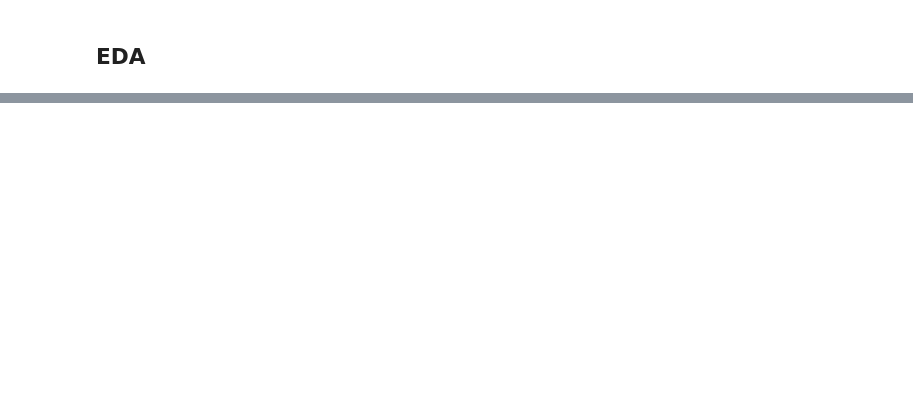
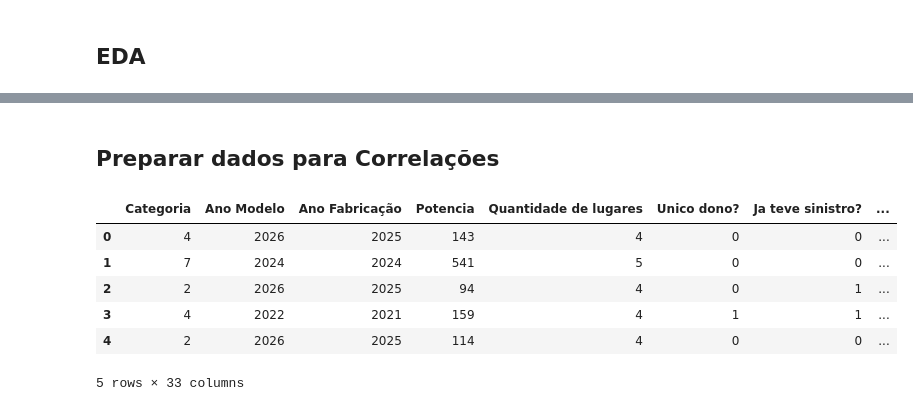
Before and after one commit to rocketseat-education/ia-aplicada, a Jupyter notebook: deep learning 2/Lab_8_DL_DeepLearning2.ipynb, the cells around one changed output, grey strips where cells are left out. Drawn from its saved outputs; the diff is of its cells as text; code cells hidden in the pictures; blank space fills up the shorter version.

Commit message:
Redes Neurais, Deep Learning 2, Laboratorio 8 -  Correlação Variáveis Categoricas Originais

```diff
--- a/deep learning 2/Lab_8_DL_DeepLearning2.ipynb
+++ b/deep learning 2/Lab_8_DL_DeepLearning2.ipynb
@@ -218,3 +218,17 @@ for feature in categorical_features:
 [interactive output not drawn]
 [interactive output not drawn]
 [interactive output not drawn]
+# %% [markdown]
+## Preparar dados para Correlações
+# %%
+# Transformar variáveis categóricas originais do dataset, usando one-hot encoding
+df_veiculos_encoded = pd.get_dummies(df_veiculos, dtype=int)
+df_veiculos_encoded.head()
+# %% [output]
+|  | Categoria | Ano Modelo | Ano Fabricação | Potencia | Quantidade de lugares | Unico dono? | Ja teve sinistro? | ... |
+| 0 | 4 | 2026 | 2025 | 143 | 4 | 0 | 0 | ... |
+| 1 | 7 | 2024 | 2024 | 541 | 5 | 0 | 0 | ... |
+| 2 | 2 | 2026 | 2025 | 94 | 4 | 0 | 1 | ... |
+| 3 | 4 | 2022 | 2021 | 159 | 4 | 1 | 1 | ... |
+| 4 | 2 | 2026 | 2025 | 114 | 4 | 0 | 0 | ... |
+5 rows × 33 columns
```
Also changed, not shown: parts of 2 cells of this notebook.
